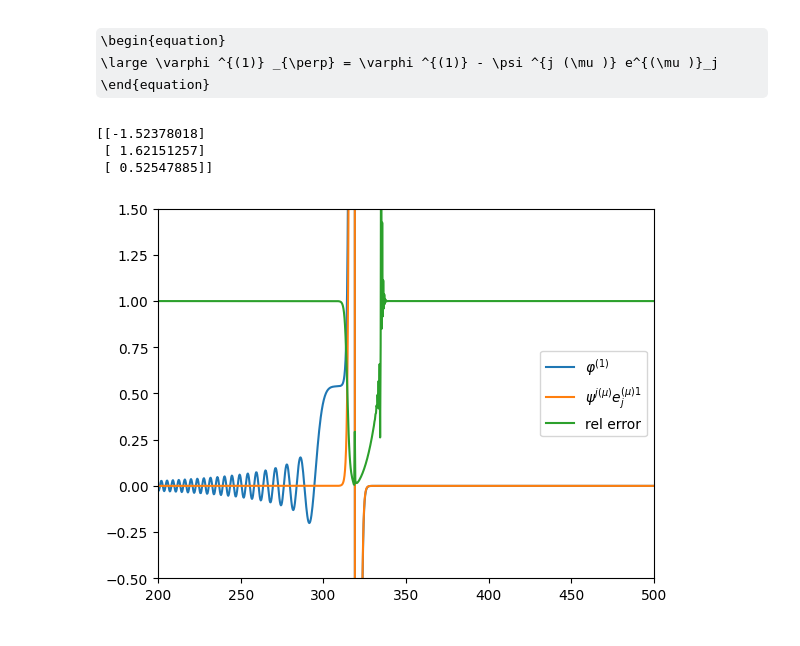
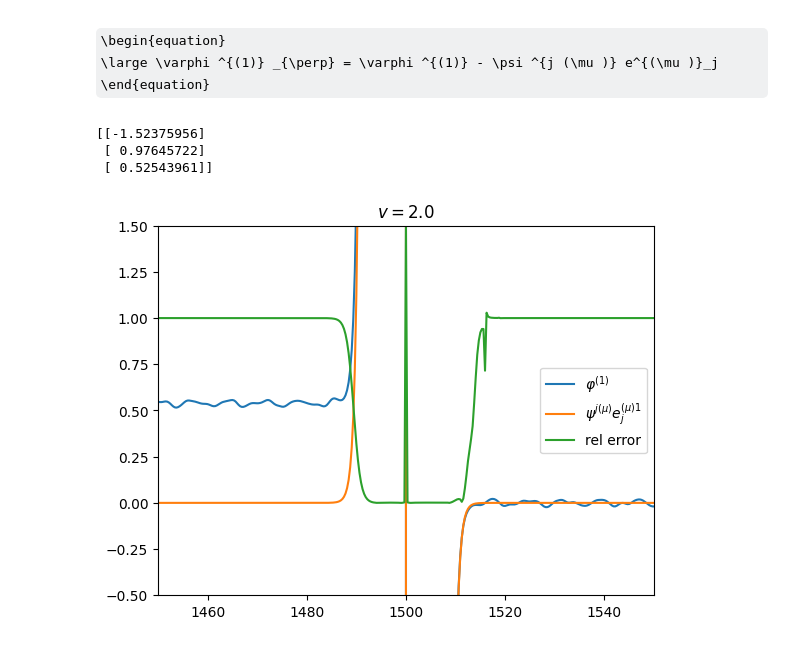
Before and after one commit to dszv/KdVB, a Jupyter notebook: nrg.ipynb, the cells around one changed output. Drawn from its saved outputs; the diff is of its cells as text; code cells hidden in the pictures; some formulas as TeX source.

```diff
--- a/nrg.ipynb
+++ b/nrg.ipynb
@@ -342,3 +327,0 @@ print(np.matmul(A, np.linalg.inv(A)))
-# %%
-for tt in [100, 200, 300, 400]:
-    print(M(tt))
@@ -387,6 +357,5 @@ def V(T): # T: time index, total time
                      [time_integration(v1_1, T)],
                      [time_integration(v1_2, T)]])
 # %%
-for tt in [100, 200, 300, 400]:
-    print(V(tt))
+V(T)
 # %% [output]
@@ -418,3 +378,3 @@ array([[-1.52378018],
 # %%
-TT = [ 2, 100, 250 , 500 , 1000, 1500, 2000, 2200 ] # , 3000, 3500, 4000, 4500, 5000 ]
+TT = [ 2, 100, 250 , 500 , 1000, 1500, 2000 , 3000, 3500, 4000, 4500, 5000 ]
 PP = [ psi(tt) for tt in TT ]
@@ -449,21 +431,22 @@ pl.savefig('v0-5.png')
 # %%
 P = PP[-1]
 print(P)
-T = 20
-I = phi1[T] - (P[0][0]*e0_2(T) + P[1][0]*e1_1(T) + + P[2][0]*e1_2(T))
+# T = lt - 1
+I = phi1[T] - (P[0][0]*e0_2(T) + P[1][0]*e1_1(T) + P[2][0]*e1_2(T))
 # %% [output]
-[[-1.52378018]
- [ 1.62151257]
- [ 0.52547885]]
+[[-1.52375956]
+ [ 0.97645722]
+ [ 0.52543961]]
 # %%
 pl.plot(space, phi1[T], label=r'$\varphi ^{(1)} $')
-pl.plot(space, P[0][0]*e0_2(T) + P[1][0]*e1_1(T) + + P[2][0]*e1_2(T), label=r'$\psi ^{j (\mu )} e^{(\mu ) 1}_j$')
+pl.plot(space, P[0][0]*e0_2(T) + P[1][0]*e1_1(T) + P[2][0]*e1_2(T), label=r'$\psi ^{j (\mu )} e^{(\mu ) 1}_j$')
 pl.plot(space, np.abs(I/phi1[T]), label=r'rel error')
 pl.ylim(-0.5, 1.5)
 
 # pl.plot(space, I, label=r'$\varphi ^{(1) 1} _{\perp}$')
 pl.legend()
-pl.xlim(200, 500)
-pl.savefig('1.png')
+pl.xlim(1450, 1550)
+pl.title(r'$v = 2.0$')
+pl.savefig('kdv-v2_0-error.png')
 # %% [output]
-[figure, old version]
+[figure, new version]
```
Also changed, not shown: parts of 30 cells of this notebook, 31 other files.
